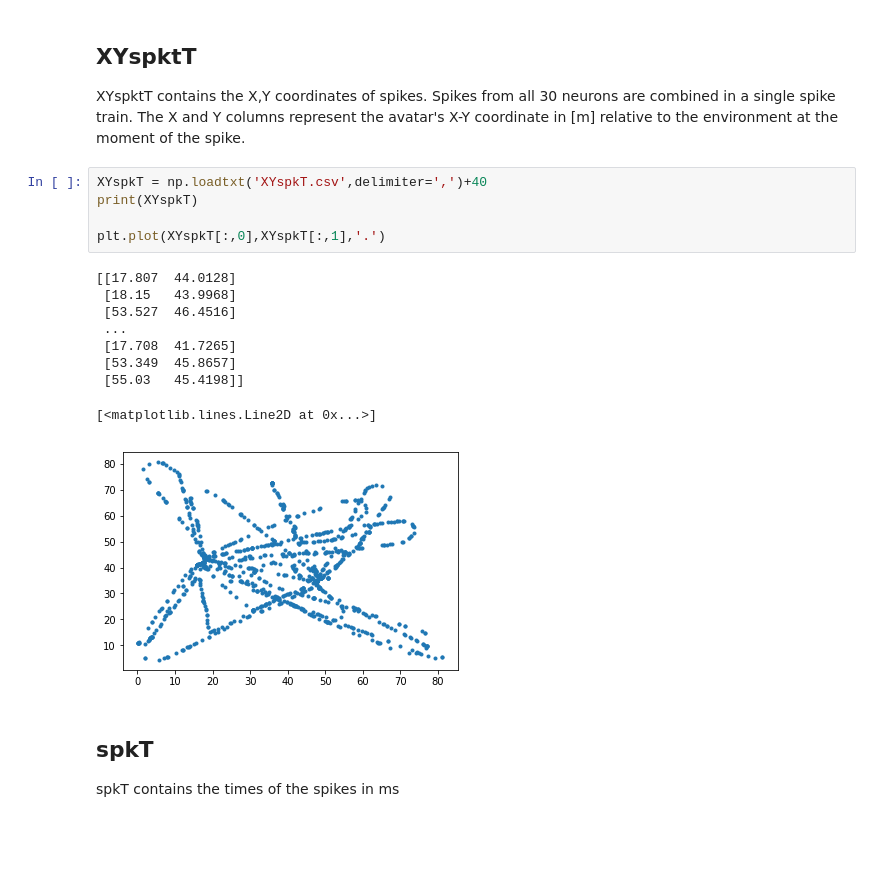
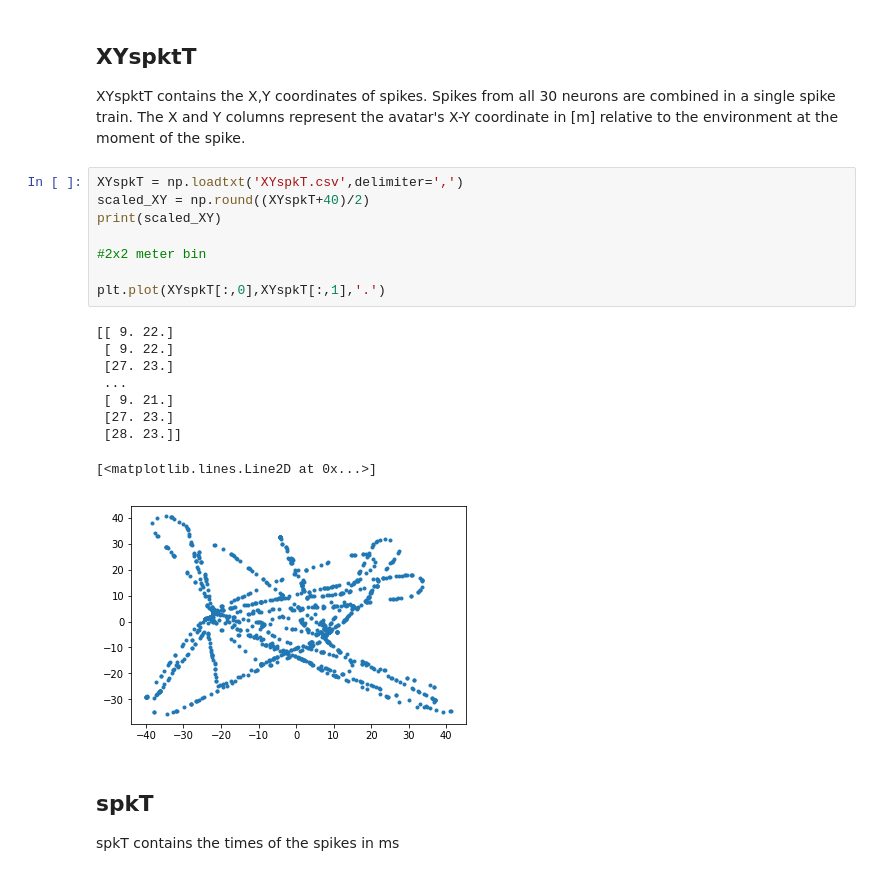
Before and after one commit to DanielHHowell/Grid-Cell, a Jupyter notebook: Grid Cell Phase Main.ipynb, the cells around one changed output. Drawn from its saved outputs; the diff is of its cells as text; blank space fills up the shorter version.

```diff
--- a/Grid Cell Phase Main.ipynb
+++ b/Grid Cell Phase Main.ipynb
@@ -27,20 +29,23 @@ np.set_printoptions(suppress=True)
 
 XYspktT contains the X,Y coordinates of spikes. Spikes from all 30 neurons are combined in a single spike train. The X and Y columns represent the avatar's X-Y coordinate in [m] relative to the environment at the moment of the spike.
 # %%
-XYspkT = np.loadtxt('XYspkT.csv',delimiter=',')+40
-print(XYspkT)
+XYspkT = np.loadtxt('XYspkT.csv',delimiter=',')
+scaled_XY = np.round((XYspkT+40)/2)
+print(scaled_XY)
+
+#2x2 meter bin
 
 plt.plot(XYspkT[:,0],XYspkT[:,1],'.')
 # %% [output]
-[[17.807  44.0128]
- [18.15   43.9968]
- [53.527  46.4516]
+[[ 9. 22.]
+ [ 9. 22.]
+ [27. 23.]
  ...
- [17.708  41.7265]
- [53.349  45.8657]
- [55.03   45.4198]]
+ [ 9. 21.]
+ [27. 23.]
+ [28. 23.]]
 [<matplotlib.lines.Line2D at 0x...>]
-[figure, old version]
+[figure, new version]
 # %% [markdown]
 ## spkT
 
```
Also changed, not shown: parts of 14 cells of this notebook, 1 other file.
